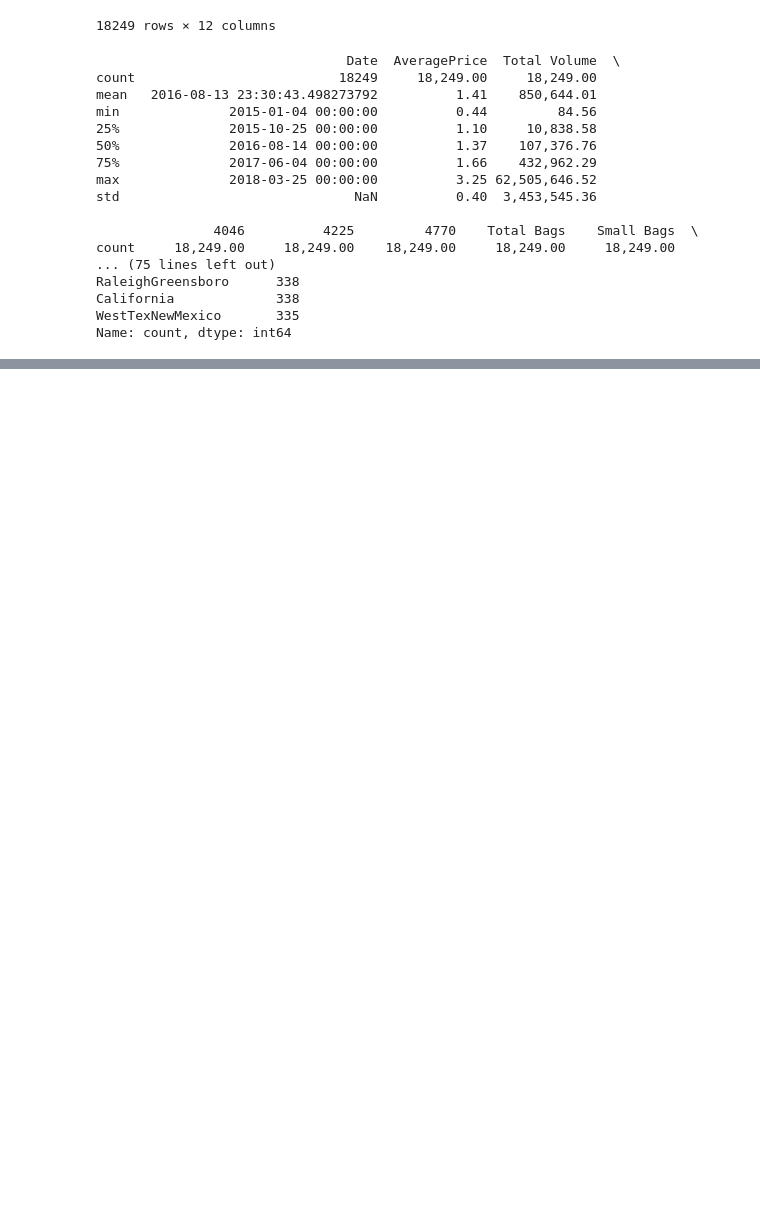
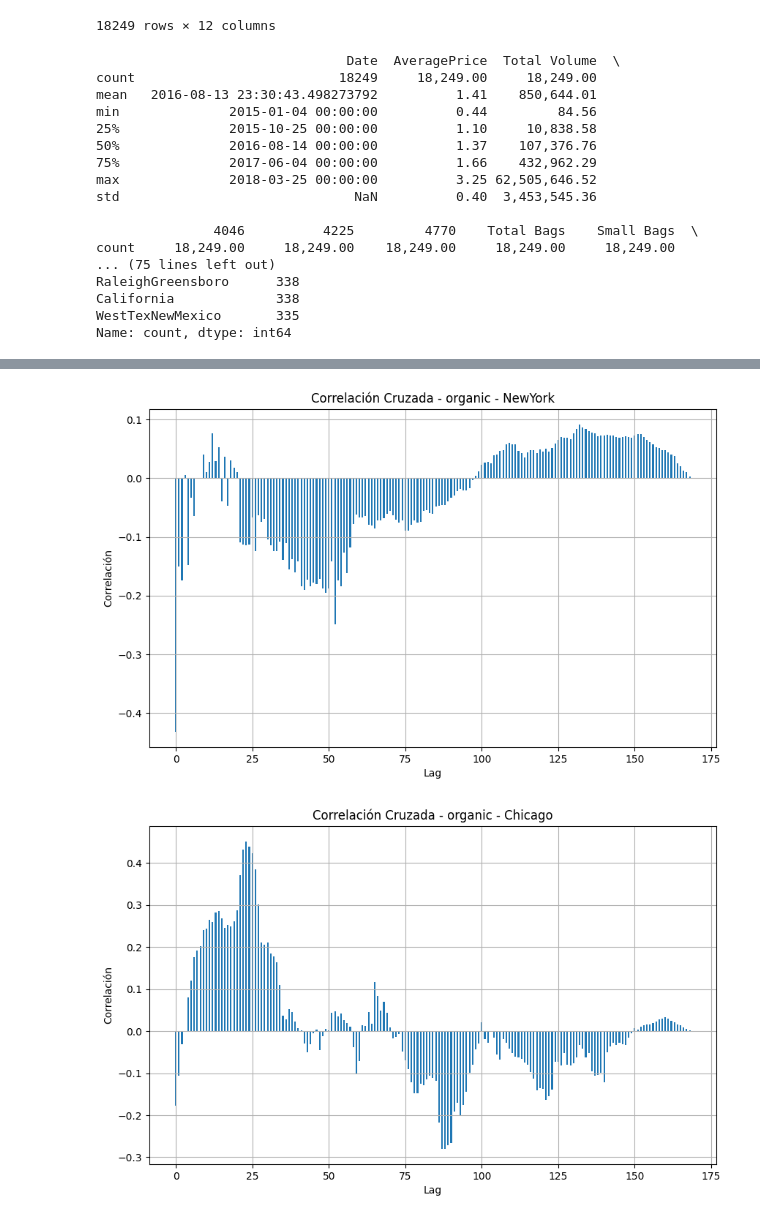
Before and after one commit to AlexanderPelaezJimenez/EPD_ejemplos, a Jupyter notebook: ej_3_avocado/notebooks/0_EDA..ipynb, the cells around one changed output, grey strips where cells are left out. Saved outputs shown, nothing was run; the diff lists cells and outputs as text; code cells hidden in the pictures; blank space fills up the shorter version.

```diff
--- a/ej_3_avocado/notebooks/0_EDA..ipynb
+++ b/ej_3_avocado/notebooks/0_EDA..ipynb
@@ -300,0 +280,5 @@ grafico_doble_eje(df, ciudades_principales)
+# %%
+correlacion_cruzada(df, ciudades_principales)
+# %% [output]
+[figure, added]
+[figure, added]
```
Also changed, not shown: parts of 24 cells of this notebook.
